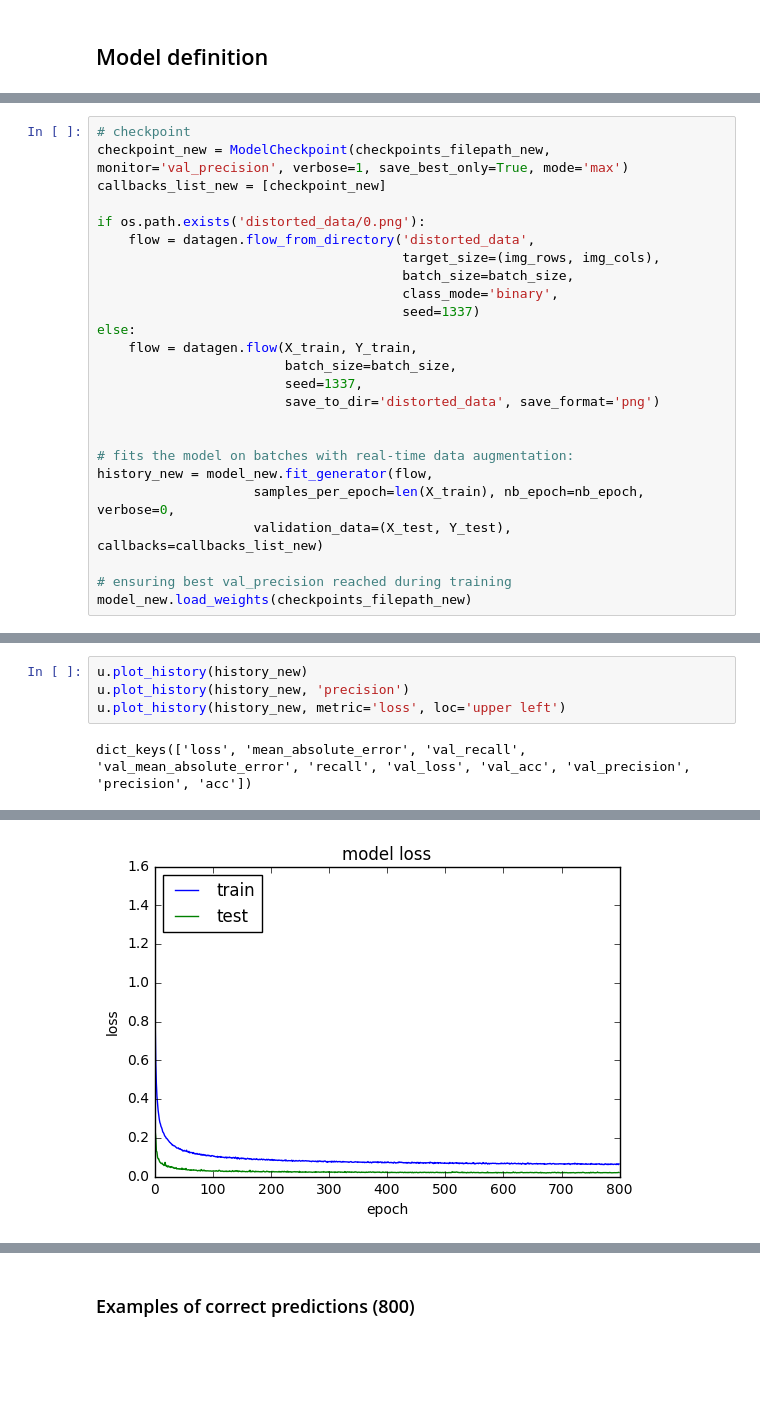
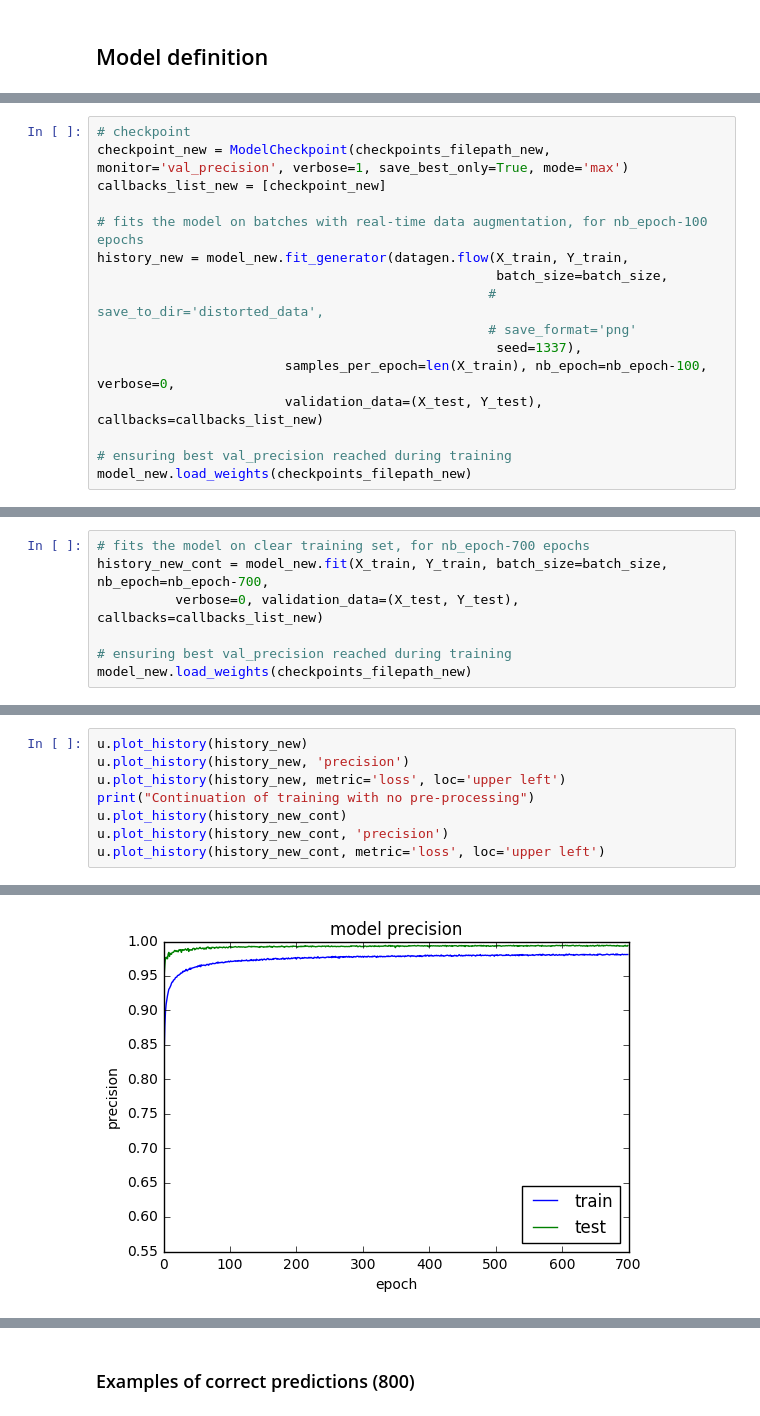
Before and after one commit to Kidel/In-Codice-Ratio-OCR-with-CNN, a Jupyter notebook: Notebooks/03_Mnist-FinalExperiments.ipynb, the cells around one changed output, grey strips where cells are left out. Drawn from its saved outputs; the diff is of its cells as text; blank space fills up the shorter version.

```diff
--- a/Notebooks/03_Mnist-FinalExperiments.ipynb
+++ b/Notebooks/03_Mnist-FinalExperiments.ipynb
@@ -177,23 +181,14 @@ Test MAE: 0.00215386607419
 checkpoint_new = ModelCheckpoint(checkpoints_filepath_new, monitor='val_precision', verbose=1, save_best_only=True, mode='max')
 callbacks_list_new = [checkpoint_new]
 
-if os.path.exists('distorted_data/0.png'):
-    flow = datagen.flow_from_directory('distorted_data',
-                                       target_size=(img_rows, img_cols),
-                                       batch_size=batch_size,
-                                       class_mode='binary',
-                                       seed=1337)
-else:
-    flow = datagen.flow(X_train, Y_train,
-                        batch_size=batch_size,
-                        seed=1337,
-                        save_to_dir='distorted_data', save_format='png')
-
-
-# fits the model on batches with real-time data augmentation:
-history_new = model_new.fit_generator(flow,
-                    samples_per_epoch=len(X_train), nb_epoch=nb_epoch, verbose=0,
-                    validation_data=(X_test, Y_test), callbacks=callbacks_list_new)
+# fits the model on batches with real-time data augmentation, for nb_epoch-100 epochs
+history_new = model_new.fit_generator(datagen.flow(X_train, Y_train,
+                                                   batch_size=batch_size,
+                                                  # save_to_dir='distorted_data',
+                                                  # save_format='png'
+                                                   seed=1337),
+                        samples_per_epoch=len(X_train), nb_epoch=nb_epoch-100, verbose=0,
+                        validation_data=(X_test, Y_test), callbacks=callbacks_list_new)
 
 # ensuring best val_precision reached during training
 model_new.load_weights(checkpoints_filepath_new)
@@ -217,0 +213,7 @@ Epoch 00799: val_precision did not improve
+# %%
+# fits the model on clear training set, for nb_epoch-700 epochs
+history_new_cont = model_new.fit(X_train, Y_train, batch_size=batch_size, nb_epoch=nb_epoch-700,
+          verbose=0, validation_data=(X_test, Y_test), callbacks=callbacks_list_new)
+
+# ensuring best val_precision reached during training
+model_new.load_weights(checkpoints_filepath_new)
@@ -232,5 +250,8 @@ Test MAE: 0.00223911666629
 u.plot_history(history_new)
 u.plot_history(history_new, 'precision')
 u.plot_history(history_new, metric='loss', loc='upper left')
+print("Continuation of training with no pre-processing")
+u.plot_history(history_new_cont)
+u.plot_history(history_new_cont, 'precision')
+u.plot_history(history_new_cont, metric='loss', loc='upper left')
 # %% [output]
-dict_keys(['loss', 'mean_absolute_error', 'val_recall', 'val_mean_absolute_error', 'recall', 'val_loss', 'val_acc', 'val_precision', 'precision', 'acc'])
@@ -238 +259 @@ dict_keys(['loss', 'mean_absolute_error', 'val_recall', 'val_mean_absolute_error
-[figure, old version]
+[figure, new version]
```
Also changed, not shown: parts of 18 cells of this notebook, 2 other files.
